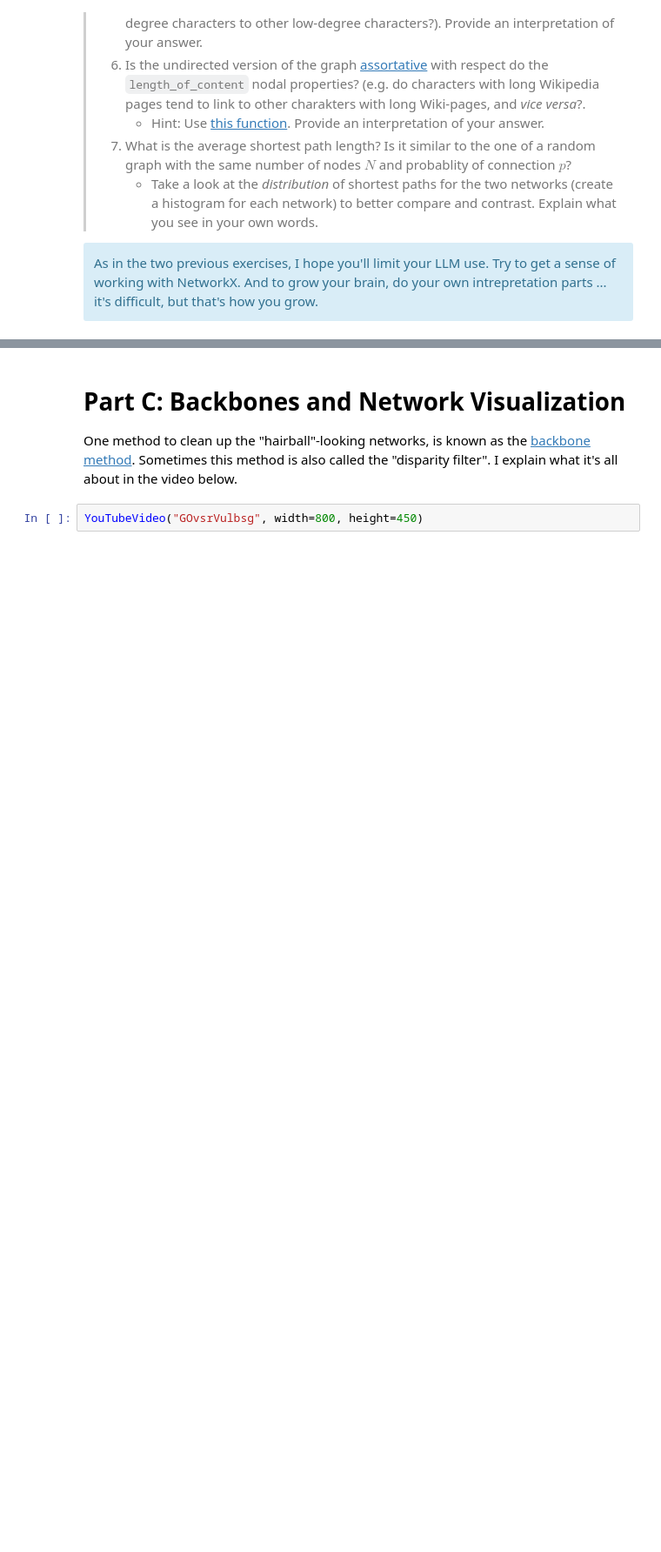
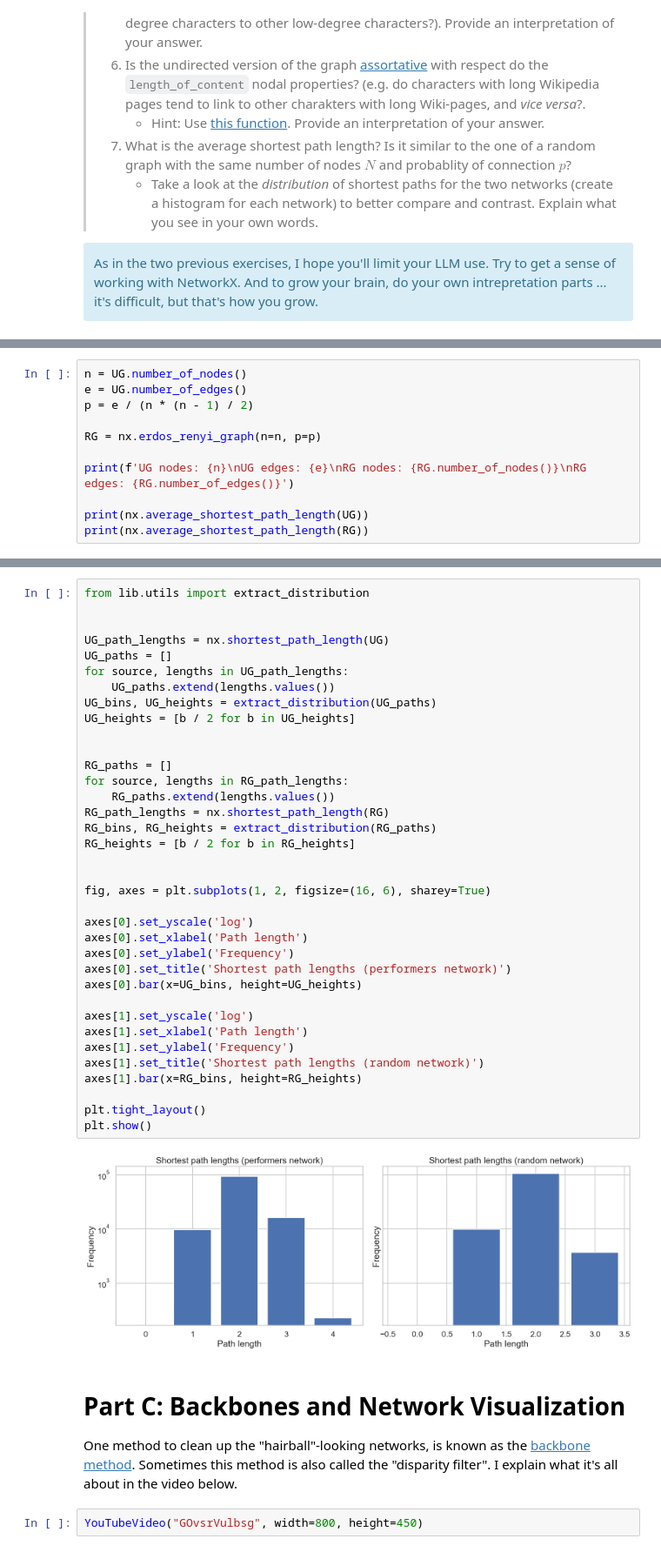
Before and after one commit to AlessandroLongo23/02805-Social-Graphs-and-Interactions, a Jupyter notebook: Week 5/Week5.ipynb, the cells around one changed output, grey strips where cells are left out. Shown: that part at 87% size. Cells and saved outputs as stored; diff of their text form; blank space fills up the shorter version.

```diff
--- a/Week 5/Week5.ipynb
+++ b/Week 5/Week5.ipynb
@@ -338,0 +515,11 @@ As in the two previous exercises, I hope you'll limit your LLM use. Try to get a
+# %%
+n = UG.number_of_nodes()
+e = UG.number_of_edges()
+p = e / (n * (n - 1) / 2)
+
+RG = nx.erdos_renyi_graph(n=n, p=p)
+
+print(f'UG nodes: {n}\nUG edges: {e}\nRG nodes: {RG.number_of_nodes()}\nRG edges: {RG.number_of_edges()}')
+
+print(nx.average_shortest_path_length(UG))
+print(nx.average_shortest_path_length(RG))
@@ -339,3 +533,41 @@ As in the two previous exercises, I hope you'll limit your LLM use. Try to get a
+# %%
+from lib.utils import extract_distribution
+
+
+UG_path_lengths = nx.shortest_path_length(UG)
+UG_paths = []
+for source, lengths in UG_path_lengths:
+    UG_paths.extend(lengths.values())
+UG_bins, UG_heights = extract_distribution(UG_paths)
+UG_heights = [b / 2 for b in UG_heights]
+
+
+RG_paths = []
+for source, lengths in RG_path_lengths:
+    RG_paths.extend(lengths.values())
+RG_path_lengths = nx.shortest_path_length(RG)
+RG_bins, RG_heights = extract_distribution(RG_paths)
+RG_heights = [b / 2 for b in RG_heights]
+
+
+fig, axes = plt.subplots(1, 2, figsize=(16, 6), sharey=True)
+
+axes[0].set_yscale('log')
+axes[0].set_xlabel('Path length')
+axes[0].set_ylabel('Frequency')
+axes[0].set_title('Shortest path lengths (performers network)')
+axes[0].bar(x=UG_bins, height=UG_heights)
+
+axes[1].set_yscale('log')
+axes[1].set_xlabel('Path length')
+axes[1].set_ylabel('Frequency')
+axes[1].set_title('Shortest path lengths (random network)')
+axes[1].bar(x=RG_bins, height=RG_heights)
+
+plt.tight_layout()
+plt.show()
+# %% [output]
+[figure, added]
 # %% [markdown]
 # Part C: Backbones and Network Visualization
 
```
Also changed, not shown: parts of 13 cells of this notebook, 1 other file.
